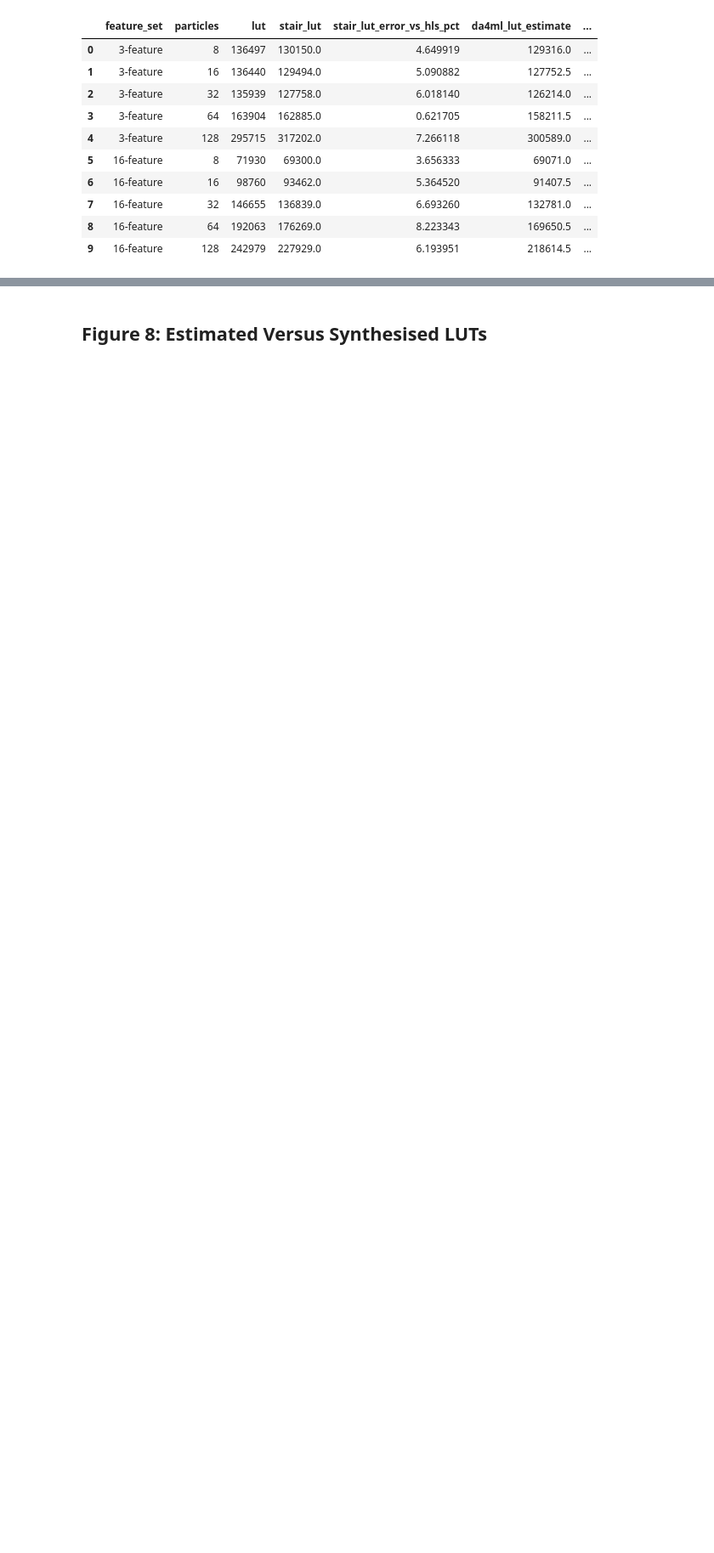
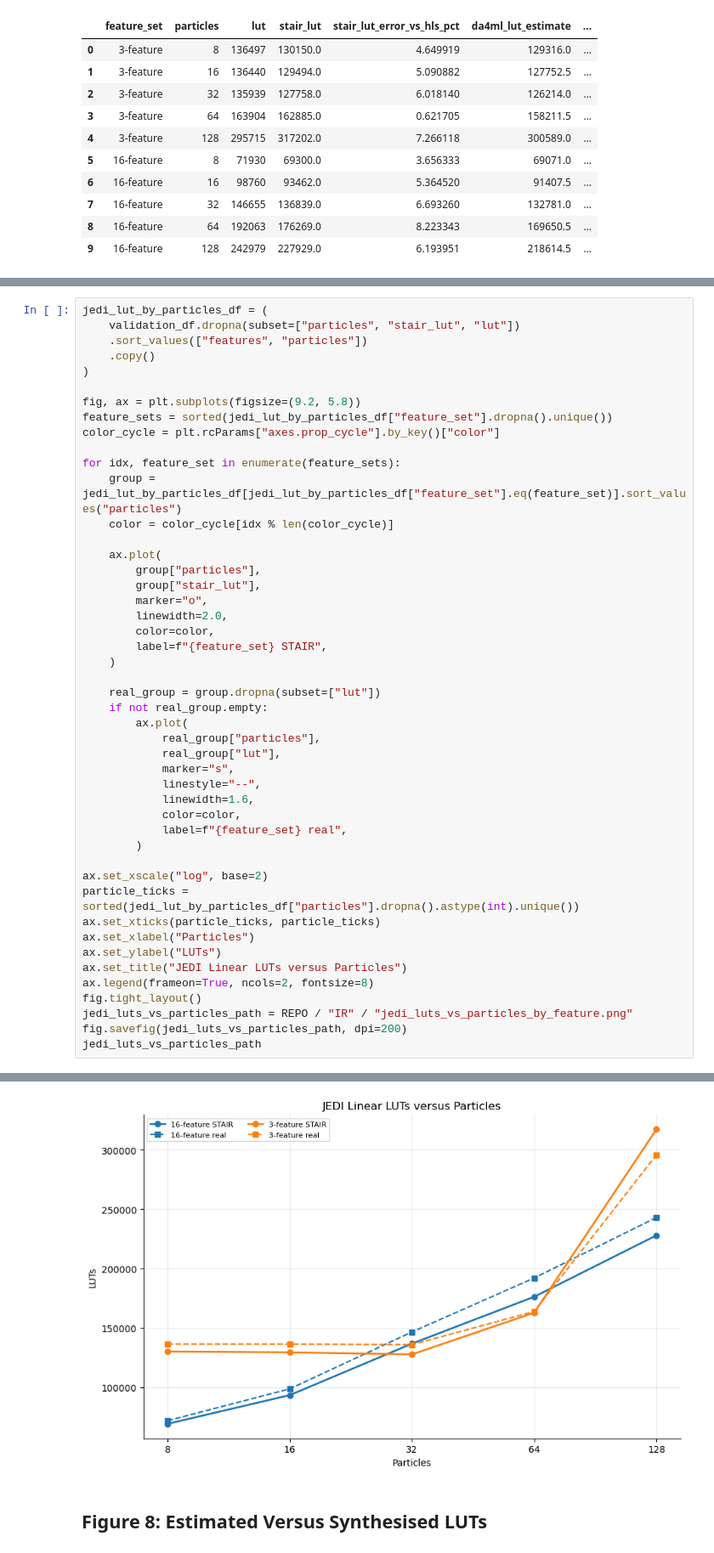
Before and after one commit to SriV04/STAIR, a Jupyter notebook: notebooks/stair_evaluation_graphs.ipynb, the cells around one changed output, grey strips where cells are left out. Shown at 85% size. Saved outputs shown, nothing was run; the diff lists cells and outputs as text; blank space fills up the shorter version.

```diff
--- a/notebooks/stair_evaluation_graphs.ipynb
+++ b/notebooks/stair_evaluation_graphs.ipynb
@@ -736,0 +756,48 @@ validation_df[[
+# %%
+jedi_lut_by_particles_df = (
+    validation_df.dropna(subset=["particles", "stair_lut", "lut"])
+    .sort_values(["features", "particles"])
+    .copy()
+)
+
+fig, ax = plt.subplots(figsize=(9.2, 5.8))
+feature_sets = sorted(jedi_lut_by_particles_df["feature_set"].dropna().unique())
+color_cycle = plt.rcParams["axes.prop_cycle"].by_key()["color"]
+
+for idx, feature_set in enumerate(feature_sets):
+    group = jedi_lut_by_particles_df[jedi_lut_by_particles_df["feature_set"].eq(feature_set)].sort_values("particles")
+    color = color_cycle[idx % len(color_cycle)]
+
+    ax.plot(
+        group["particles"],
+        group["stair_lut"],
+        marker="o",
+        linewidth=2.0,
+        color=color,
+        label=f"{feature_set} STAIR",
+    )
+
+    real_group = group.dropna(subset=["lut"])
+    if not real_group.empty:
+        ax.plot(
+            real_group["particles"],
+            real_group["lut"],
+            marker="s",
+            linestyle="--",
+            linewidth=1.6,
+            color=color,
+            label=f"{feature_set} real",
+        )
+
+ax.set_xscale("log", base=2)
+particle_ticks = sorted(jedi_lut_by_particles_df["particles"].dropna().astype(int).unique())
+ax.set_xticks(particle_ticks, particle_ticks)
+ax.set_xlabel("Particles")
+ax.set_ylabel("LUTs")
+ax.set_title("JEDI Linear LUTs versus Particles")
+ax.legend(frameon=True, ncols=2, fontsize=8)
+fig.tight_layout()
+jedi_luts_vs_particles_path = REPO / "IR" / "jedi_luts_vs_particles_by_feature.png"
+fig.savefig(jedi_luts_vs_particles_path, dpi=200)
+jedi_luts_vs_particles_path
+# %% [output]
@@ -737,3 +805,4 @@ validation_df[[
+[figure, added]
 # %% [markdown]
 ## Figure 8: Estimated Versus Synthesised LUTs
 # %%
```
Also changed, not shown: parts of 9 cells of this notebook, 9 other files.
